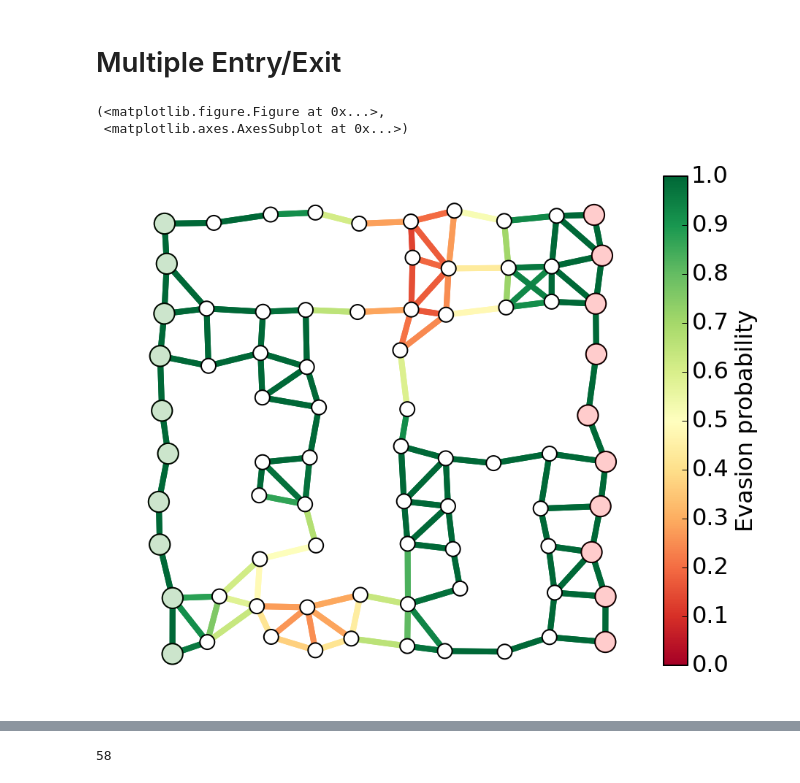
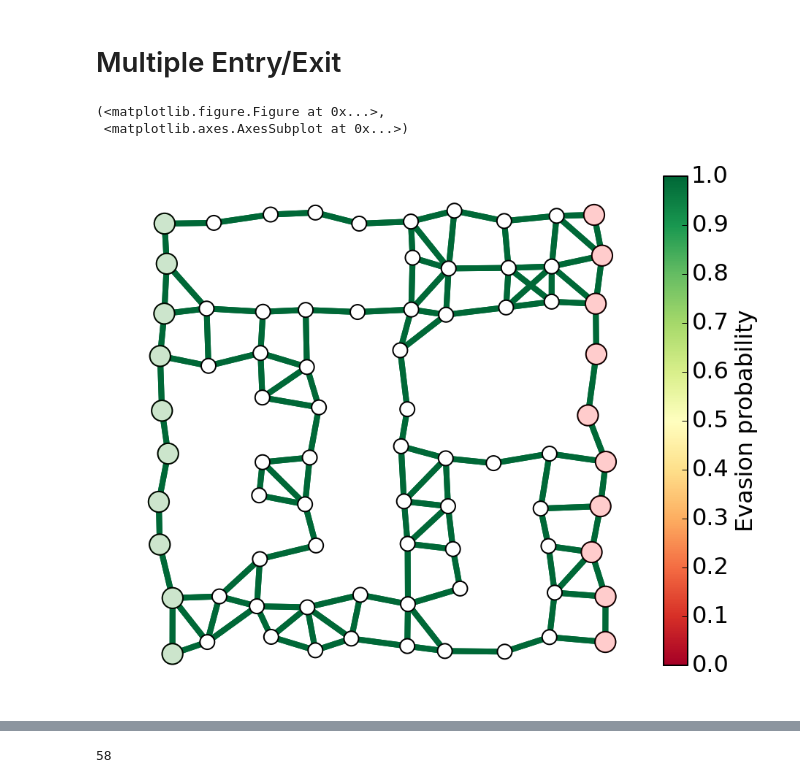
Before and after one commit to ajfriend/cvxpy_examples, a Jupyter notebook: interdiction.ipynb, the cells around one changed output, grey strips where cells are left out. Saved outputs shown, nothing was run; the diff lists cells and outputs as text; code cells hidden in the pictures.

```diff
--- a/interdiction.ipynb
+++ b/interdiction.ipynb
@@ -802,41 +831,36 @@ for e in G.edges():
         G.remove_edge(*e)
 
 # create directed graph H from G
 H = nx.DiGraph(G)
 del G
 for i in range(N):
     H.add_edge(0,i+1)
     H.add_edge(n-i-2,n-1)
 
 edge2ind = {e: i for i,e in enumerate(H.edges_iter())}
 
 dummyEdges = []
 for i in range(N):
     dummyEdges.append(edge2ind[(0,i+1)])
     dummyEdges.append(edge2ind[(n-i-2,n-1)])
 
 A = nx.incidence_matrix(H,oriented=True).toarray()
 n,m = A.shape
 
 b = np.zeros(n)
 b[0] = -1
 b[n-1] = 1
 
-p = np.random.rand(m)
-#showPaths(H,pos,p)
+visibleNodes = range(1,n-1)
 
-nodelist = range(1,n-1)
-edgelist = [e for i,e in enumerate(H.edges()) if i not in dummyEdges]
-
-p = [edgeProbs[i] for i in range(len(edgeProbs)) if i not in dummyEdges]
 Gnodes = range(1,N+1)
 Rnodes = range(n-2,n-N-2,-1)
 
-showPathsLR(H,pos,p,nodelist=nodelist,edgelist=edgelist,Gnodes=Gnodes,Rnodes=Rnodes)
+showPathsLR(H,pos,visibleNodes=visibleNodes,Gnodes=Gnodes,Rnodes=Rnodes,guards=None)
 # %% [output]
 (<matplotlib.figure.Figure at 0x...>,
  <matplotlib.axes.AxesSubplot at 0x...>)
-[figure, old version]
+[figure, new version]
 # %%
 np.random.seed(0)
 
```
Also changed, not shown: parts of 6 cells of this notebook.
